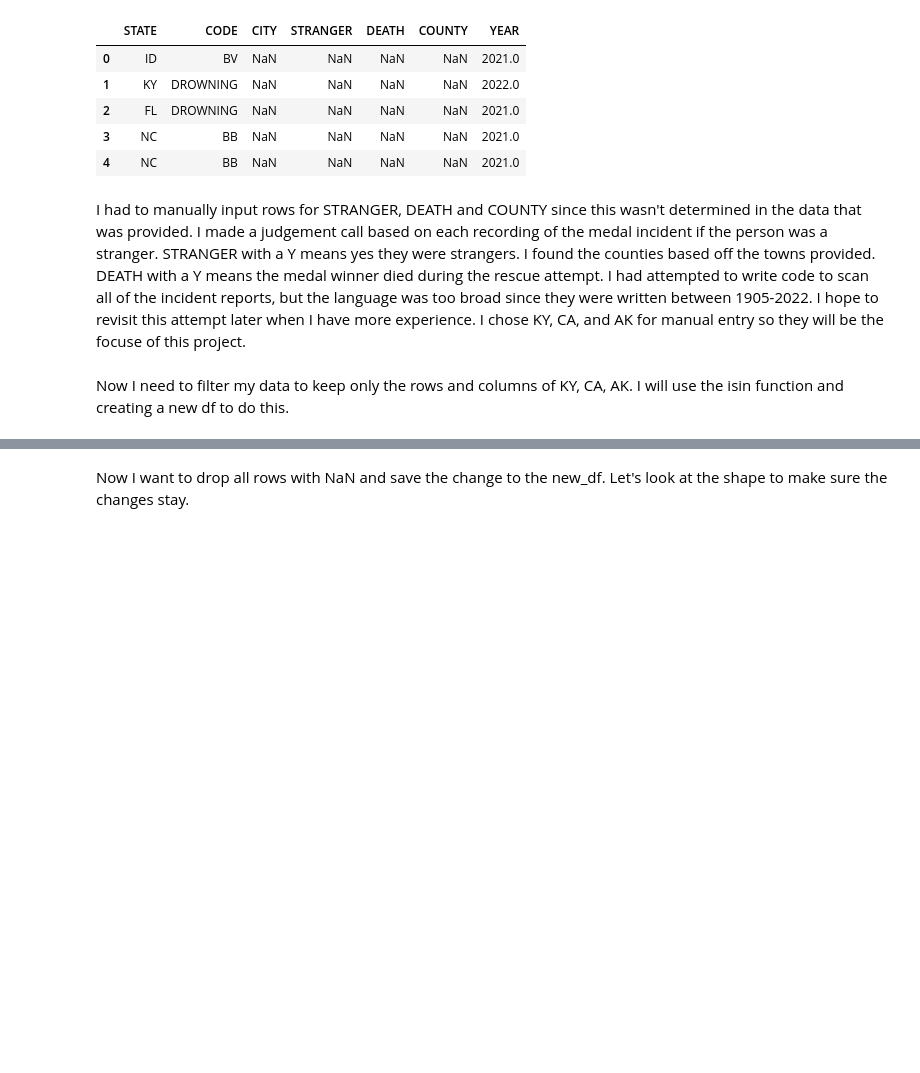
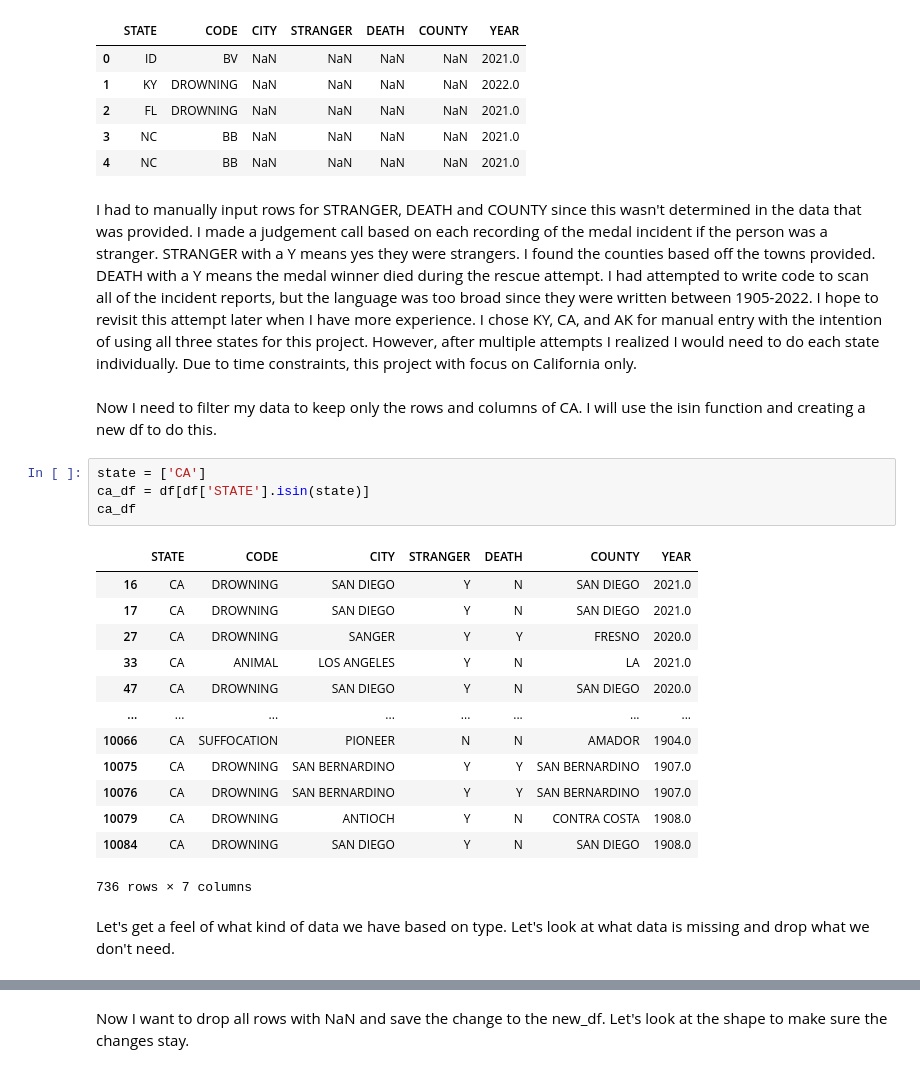
Before and after one commit to happyhorseshoe/Heroic_Age, a Jupyter notebook: hero.ipynb, the cells around one changed output, grey strips where cells are left out. Saved outputs shown, nothing was run; the diff lists cells and outputs as text; blank space fills up the shorter version.

```diff
--- a/hero.ipynb
+++ b/hero.ipynb
@@ -61,6 +61,26 @@ df.head()
 | 3 | NC | BB | NaN | NaN | NaN | NaN | 2021.0 |
 | 4 | NC | BB | NaN | NaN | NaN | NaN | 2021.0 |
 # %% [markdown]
-I had to manually input rows for STRANGER, DEATH and COUNTY since this wasn't determined in the data that was provided. I made a judgement call based on each recording of the medal incident if the person was a stranger.  STRANGER with a Y means yes they were strangers. I found the counties based off the towns provided. DEATH with a Y means the medal winner died during the rescue attempt.  I had attempted to write code to scan all of the incident reports, but the language was too broad since they were written between 1905-2022. I hope to revisit this attempt later when I have more experience. I chose KY, CA, and AK for manual entry so they will be the focuse of this project.
+I had to manually input rows for STRANGER, DEATH and COUNTY since this wasn't determined in the data that was provided. I made a judgement call based on each recording of the medal incident if the person was a stranger.  STRANGER with a Y means yes they were strangers. I found the counties based off the towns provided. DEATH with a Y means the medal winner died during the rescue attempt.  I had attempted to write code to scan all of the incident reports, but the language was too broad since they were written between 1905-2022. I hope to revisit this attempt later when I have more experience. I chose KY, CA, and AK for manual entry with the intention of using all three states for this project. However, after multiple attempts I realized I would need to do each state individually. Due to time constraints, this project with focus on California only.
 # %% [markdown]
-Now I need to filter my data to keep only the rows and columns of KY, CA, AK. I will use the isin function and creating a new df to do this.
+Now I need to filter my data to keep only the rows and columns of CA. I will use the isin function and creating a new df to do this.
+# %%
+state = ['CA']
+ca_df = df[df['STATE'].isin(state)]
+ca_df
+# %% [output]
+|  | STATE | CODE | CITY | STRANGER | DEATH | COUNTY | YEAR |
+| 16 | CA | DROWNING | SAN DIEGO | Y | N | SAN DIEGO | 2021.0 |
+| 17 | CA | DROWNING | SAN DIEGO | Y | N | SAN DIEGO | 2021.0 |
+| 27 | CA | DROWNING | SANGER | Y | Y | FRESNO | 2020.0 |
+| 33 | CA | ANIMAL | LOS ANGELES | Y | N | LA | 2021.0 |
+| 47 | CA | DROWNING | SAN DIEGO | Y | N | SAN DIEGO | 2020.0 |
+| ... | ... | ... | ... | ... | ... | ... | ... |
+| 10066 | CA | SUFFOCATION | PIONEER | N | N | AMADOR | 1904.0 |
+| 10075 | CA | DROWNING | SAN BERNARDINO | Y | Y | SAN BERNARDINO | 1907.0 |
+| 10076 | CA | DROWNING | SAN BERNARDINO | Y | Y | SAN BERNARDINO | 1907.0 |
+| 10079 | CA | DROWNING | ANTIOCH | Y | N | CONTRA COSTA | 1908.0 |
+| 10084 | CA | DROWNING | SAN DIEGO | Y | N | SAN DIEGO | 1908.0 |
+736 rows × 7 columns
+# %% [markdown]
+Let's get a feel of what kind of data we have based on type. Let's look at what data is missing and drop what we don't need.
```
Also changed, not shown: parts of 43 cells of this notebook.
